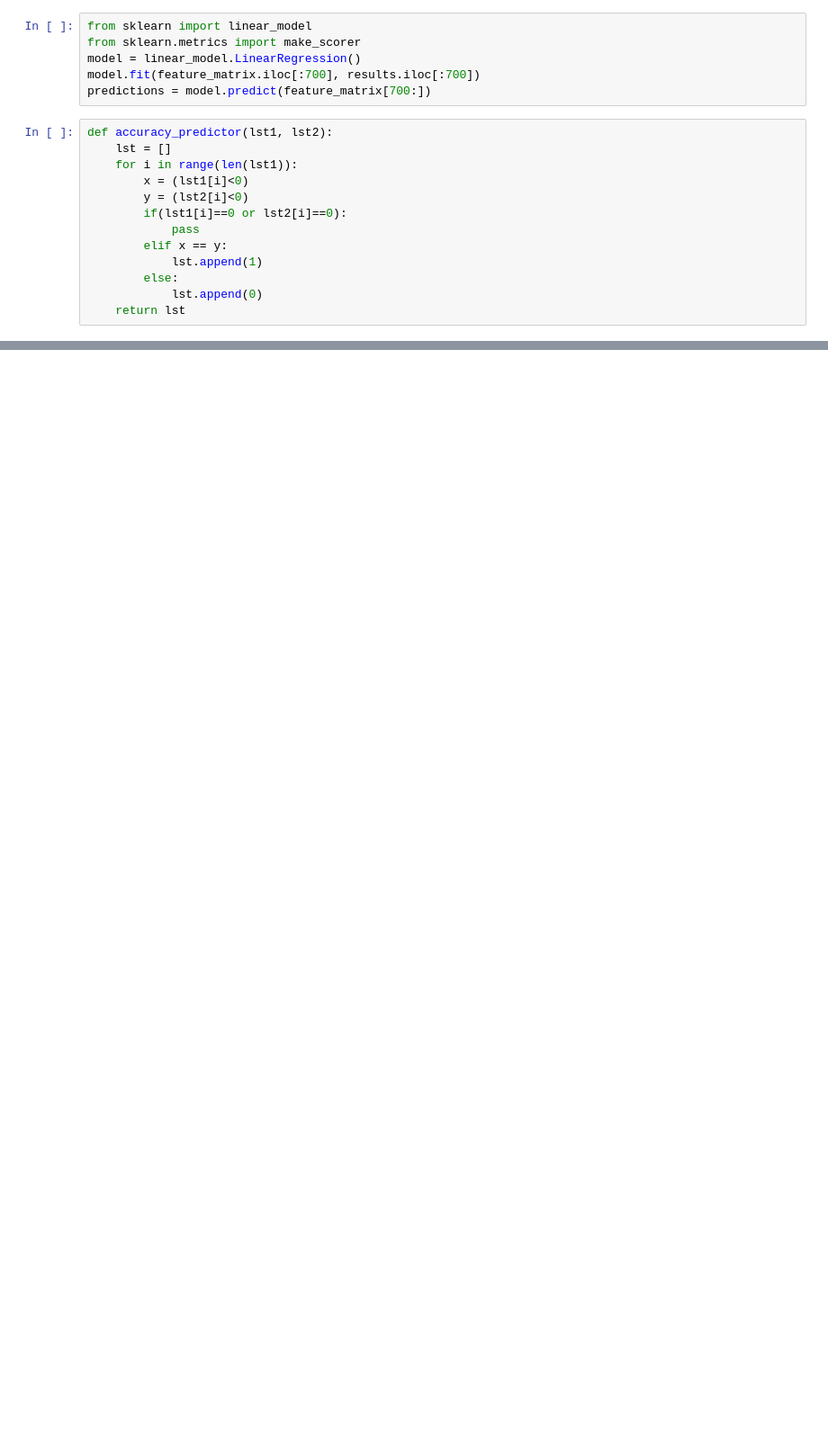
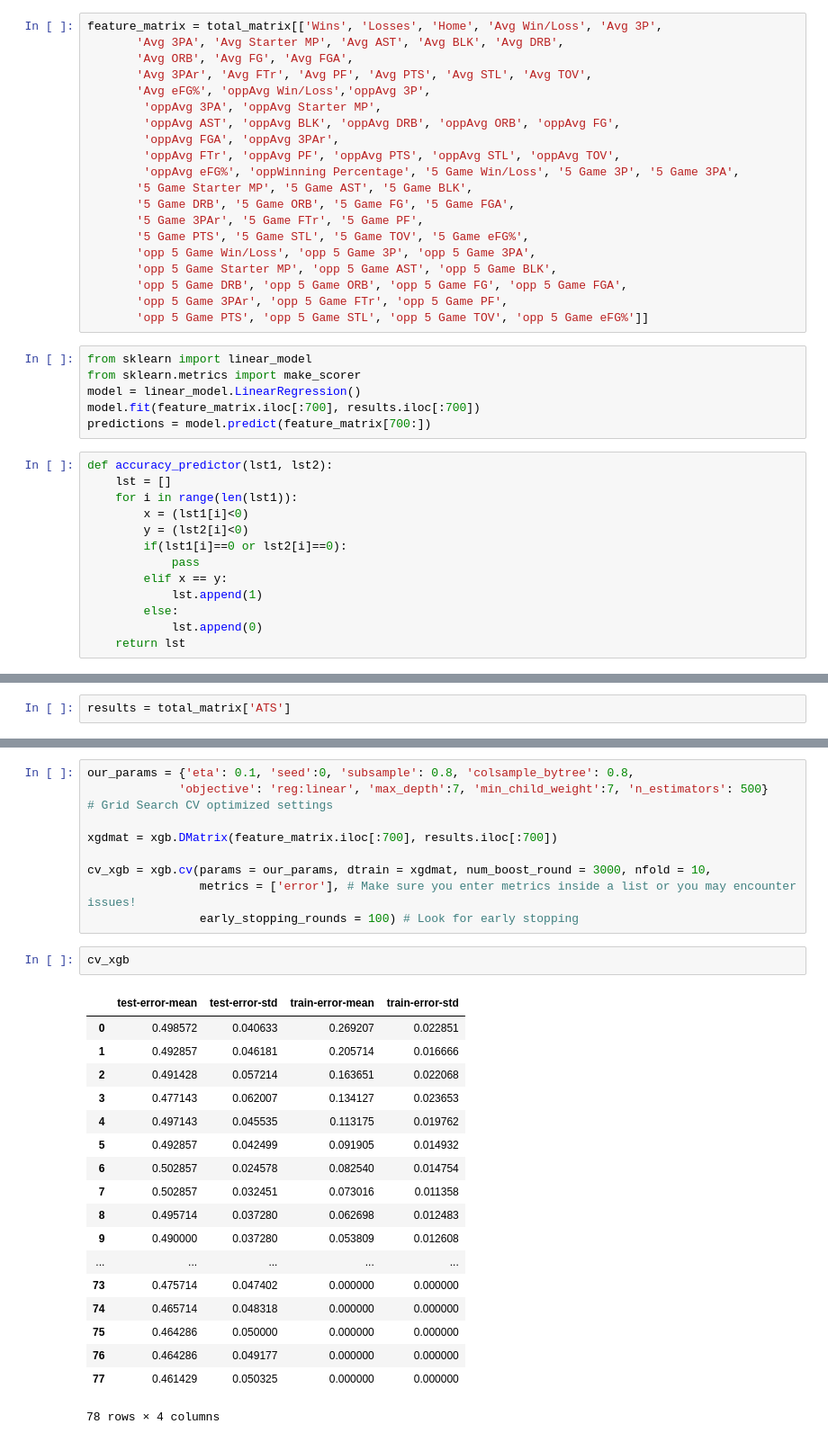
Before and after one commit to eweltz18/Data-Project-Copenhagen, a Jupyter notebook: Data Final Project.ipynb, the cells around one changed output, grey strips where cells are left out. Shown: that part at 90% size. Saved outputs shown, nothing was run; the diff lists cells and outputs as text; blank space fills up the shorter version.

```diff
--- a/Data Final Project.ipynb
+++ b/Data Final Project.ipynb
@@ -156,3 +261,23 @@ feature_matrix = total_matrix[['Avg 3P%', 'Avg Starter MP', 'Avg AST', 'Avg ORB'
+# %%
+feature_matrix = total_matrix[['Wins', 'Losses', 'Home', 'Avg Win/Loss', 'Avg 3P',
+       'Avg 3PA', 'Avg Starter MP', 'Avg AST', 'Avg BLK', 'Avg DRB',
+       'Avg ORB', 'Avg FG', 'Avg FGA',
+       'Avg 3PAr', 'Avg FTr', 'Avg PF', 'Avg PTS', 'Avg STL', 'Avg TOV',
+       'Avg eFG%', 'oppAvg Win/Loss','oppAvg 3P',
+        'oppAvg 3PA', 'oppAvg Starter MP',
+        'oppAvg AST', 'oppAvg BLK', 'oppAvg DRB', 'oppAvg ORB', 'oppAvg FG',
+        'oppAvg FGA', 'oppAvg 3PAr',
+        'oppAvg FTr', 'oppAvg PF', 'oppAvg PTS', 'oppAvg STL', 'oppAvg TOV',
+        'oppAvg eFG%', 'oppWinning Percentage', '5 Game Win/Loss', '5 Game 3P', '5 Game 3PA',
+       '5 Game Starter MP', '5 Game AST', '5 Game BLK',
+       '5 Game DRB', '5 Game ORB', '5 Game FG', '5 Game FGA',
+       '5 Game 3PAr', '5 Game FTr', '5 Game PF',
+       '5 Game PTS', '5 Game STL', '5 Game TOV', '5 Game eFG%',
+       'opp 5 Game Win/Loss', 'opp 5 Game 3P', 'opp 5 Game 3PA',
+       'opp 5 Game Starter MP', 'opp 5 Game AST', 'opp 5 Game BLK',
+       'opp 5 Game DRB', 'opp 5 Game ORB', 'opp 5 Game FG', 'opp 5 Game FGA',
+       'opp 5 Game 3PAr', 'opp 5 Game FTr', 'opp 5 Game PF',
+       'opp 5 Game PTS', 'opp 5 Game STL', 'opp 5 Game TOV', 'opp 5 Game eFG%']]
 # %%
 from sklearn import linear_model
 from sklearn.metrics import make_scorer
@@ -200,0 +309,2 @@ import xgboost as xgb
+# %%
+results = total_matrix['ATS']
@@ -200,0 +352,31 @@ import xgboost as xgb
+# %%
+our_params = {'eta': 0.1, 'seed':0, 'subsample': 0.8, 'colsample_bytree': 0.8,
+             'objective': 'reg:linear', 'max_depth':7, 'min_child_weight':7, 'n_estimators': 500}
+# Grid Search CV optimized settings
+
+xgdmat = xgb.DMatrix(feature_matrix.iloc[:700], results.iloc[:700])
+
+cv_xgb = xgb.cv(params = our_params, dtrain = xgdmat, num_boost_round = 3000, nfold = 10,
+                metrics = ['error'], # Make sure you enter metrics inside a list or you may encounter issues!
+                early_stopping_rounds = 100) # Look for early stopping
+# %%
+cv_xgb
+# %% [output]
+|  | test-error-mean | test-error-std | train-error-mean | train-error-std |
+| 0 | 0.498572 | 0.040633 | 0.269207 | 0.022851 |
+| 1 | 0.492857 | 0.046181 | 0.205714 | 0.016666 |
+| 2 | 0.491428 | 0.057214 | 0.163651 | 0.022068 |
+| 3 | 0.477143 | 0.062007 | 0.134127 | 0.023653 |
+| 4 | 0.497143 | 0.045535 | 0.113175 | 0.019762 |
+| 5 | 0.492857 | 0.042499 | 0.091905 | 0.014932 |
+| 6 | 0.502857 | 0.024578 | 0.082540 | 0.014754 |
+| 7 | 0.502857 | 0.032451 | 0.073016 | 0.011358 |
+| 8 | 0.495714 | 0.037280 | 0.062698 | 0.012483 |
+| 9 | 0.490000 | 0.037280 | 0.053809 | 0.012608 |
+| ... | ... | ... | ... | ... |
+| 73 | 0.475714 | 0.047402 | 0.000000 | 0.000000 |
+| 74 | 0.465714 | 0.048318 | 0.000000 | 0.000000 |
+| 75 | 0.464286 | 0.050000 | 0.000000 | 0.000000 |
+| 76 | 0.464286 | 0.049177 | 0.000000 | 0.000000 |
+| 77 | 0.461429 | 0.050325 | 0.000000 | 0.000000 |
+78 rows × 4 columns
```
Also changed, not shown: parts of 25 cells of this notebook.
